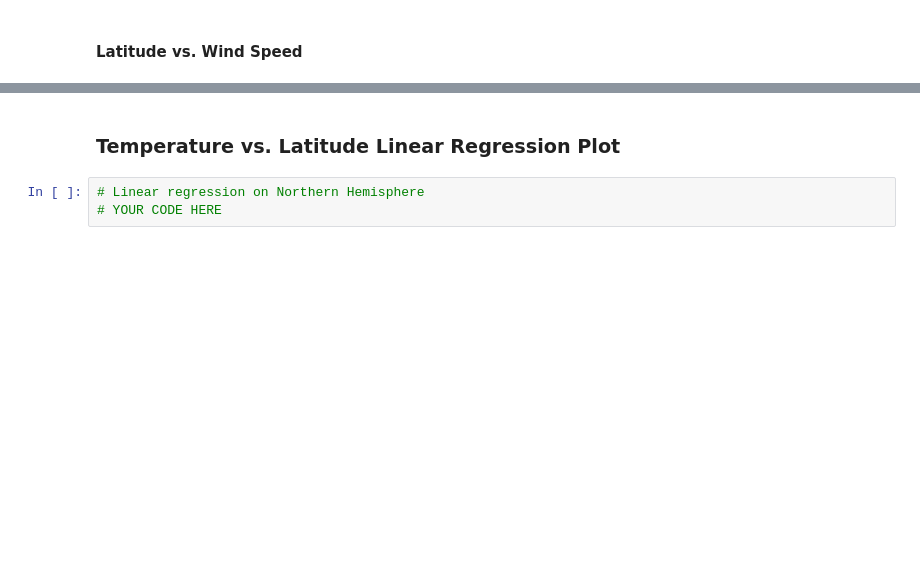
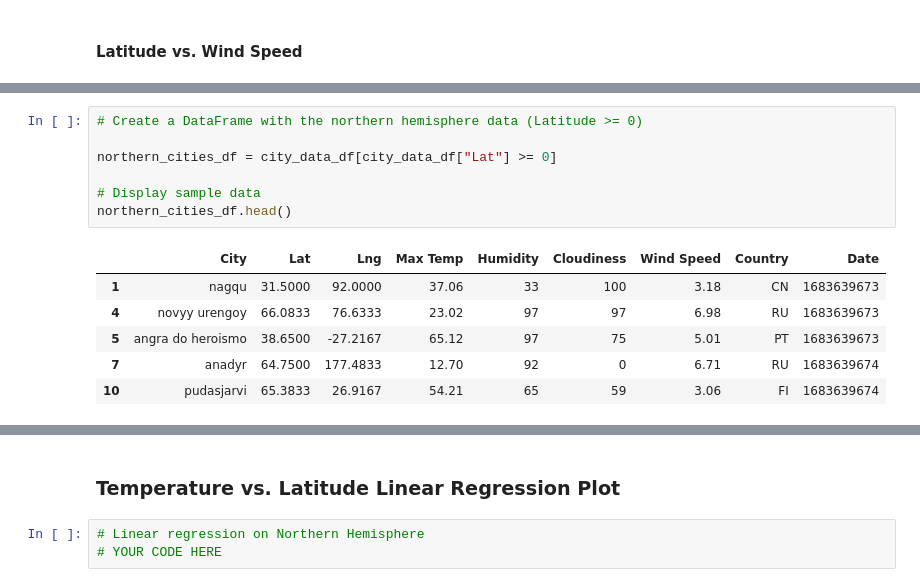
Before and after one commit to greberr09/python_api_challenge, a Jupyter notebook: WeatherPy/WeatherPy.ipynb, the cells around one changed output, grey strips where cells are left out. Drawn from its saved outputs; the diff is of its cells as text; blank space fills up the shorter version.

```diff
--- a/WeatherPy/WeatherPy.ipynb
+++ b/WeatherPy/WeatherPy.ipynb
@@ -394 +404,15 @@ plt.show()
+# %%
+# Create a DataFrame with the northern hemisphere data (Latitude >= 0)
+
+northern_cities_df = city_data_df[city_data_df["Lat"] >= 0]
+
+# Display sample data
+northern_cities_df.head()
+# %% [output]
+|  | City | Lat | Lng | Max Temp | Humidity | Cloudiness | Wind Speed | Country | Date |
+| 1 | nagqu | 31.5000 | 92.0000 | 37.06 | 33 | 100 | 3.18 | CN | 1683639673 |
+| 4 | novyy urengoy | 66.0833 | 76.6333 | 23.02 | 97 | 97 | 6.98 | RU | 1683639673 |
+| 5 | angra do heroismo | 38.6500 | -27.2167 | 65.12 | 97 | 75 | 5.01 | PT | 1683639673 |
+| 7 | anadyr | 64.7500 | 177.4833 | 12.70 | 92 | 0 | 6.71 | RU | 1683639674 |
+| 10 | pudasjarvi | 65.3833 | 26.9167 | 54.21 | 65 | 59 | 3.06 | FI | 1683639674 |
 # %%
```
Also changed, not shown: parts of 16 cells of this notebook.
